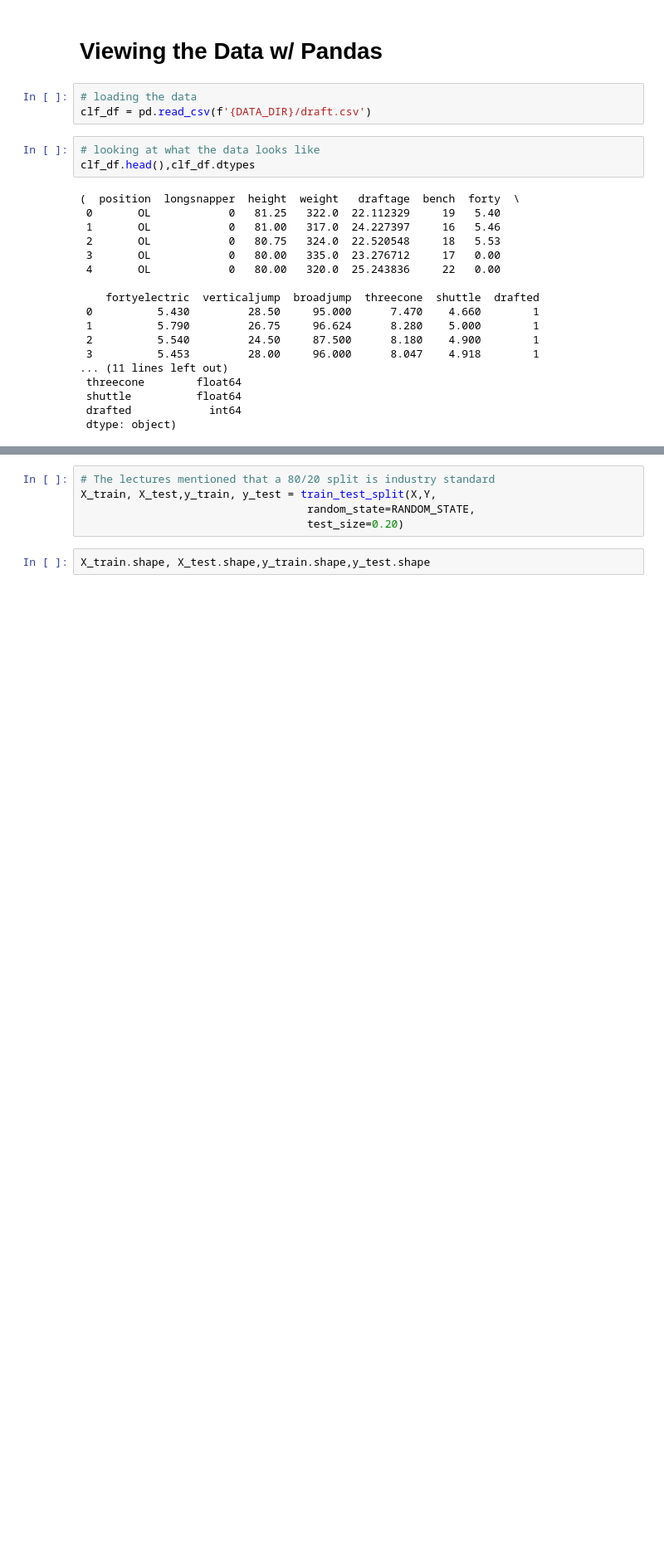
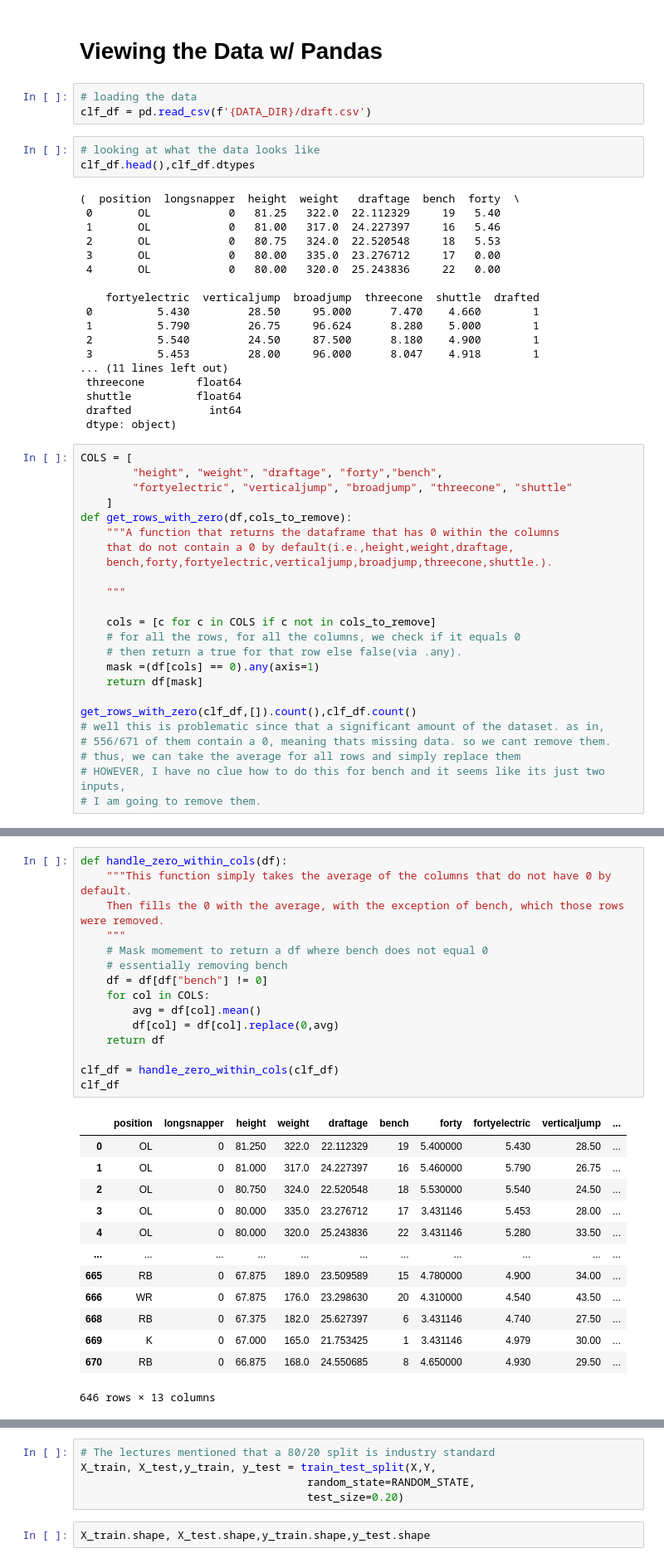
Before and after one commit to Shenukp1/Machine_Learning_Understanding, a Jupyter notebook: src/CLFModel.ipynb, the cells around one changed output, grey strips where cells are left out. Shown at 83% size. Cells and saved outputs as stored; diff of their text form; blank space fills up the shorter version.

```diff
--- a/src/CLFModel.ipynb
+++ b/src/CLFModel.ipynb
@@ -33,3 +38,27 @@ clf_df.head(),clf_df.dtypes
  shuttle          float64
  drafted            int64
  dtype: object)
+# %%
+COLS = [
+        "height", "weight", "draftage", "forty","bench",
+        "fortyelectric", "verticaljump", "broadjump", "threecone", "shuttle"
+    ]
+def get_rows_with_zero(df,cols_to_remove):
+    """A function that returns the dataframe that has 0 within the columns
+    that do not contain a 0 by default(i.e.,height,weight,draftage,
+    bench,forty,fortyelectric,verticaljump,broadjump,threecone,shuttle.).
+
+    """
+
+    cols = [c for c in COLS if c not in cols_to_remove]
+    # for all the rows, for all the columns, we check if it equals 0
+    # then return a true for that row else false(via .any).
+    mask =(df[cols] == 0).any(axis=1)
+    return df[mask]
+
+get_rows_with_zero(clf_df,[]).count(),clf_df.count()
+# well this is problematic since that a significant amount of the dataset. as in,
+# 556/671 of them contain a 0, meaning thats missing data. so we cant remove them.
+# thus, we can take the average for all rows and simply replace them
+# HOWEVER, I have no clue how to do this for bench and it seems like its just two inputs,
+# I am going to remove them.
@@ -35,0 +83,29 @@ clf_df.head(),clf_df.dtypes
+# %%
+def handle_zero_within_cols(df):
+    """This function simply takes the average of the columns that do not have 0 by default.
+    Then fills the 0 with the average, with the exception of bench, which those rows were removed.
+    """
+    # Mask momement to return a df where bench does not equal 0
+    # essentially removing bench
+    df = df[df["bench"] != 0]
+    for col in COLS:
+        avg = df[col].mean()
+        df[col] = df[col].replace(0,avg)
+    return df
+
+clf_df = handle_zero_within_cols(clf_df)
+clf_df
+# %% [output]
+|  | position | longsnapper | height | weight | draftage | bench | forty | fortyelectric | verticaljump | ... |
+| 0 | OL | 0 | 81.250 | 322.0 | 22.112329 | 19 | 5.400000 | 5.430 | 28.50 | ... |
+| 1 | OL | 0 | 81.000 | 317.0 | 24.227397 | 16 | 5.460000 | 5.790 | 26.75 | ... |
+| 2 | OL | 0 | 80.750 | 324.0 | 22.520548 | 18 | 5.530000 | 5.540 | 24.50 | ... |
+| 3 | OL | 0 | 80.000 | 335.0 | 23.276712 | 17 | 3.431146 | 5.453 | 28.00 | ... |
+| 4 | OL | 0 | 80.000 | 320.0 | 25.243836 | 22 | 3.431146 | 5.280 | 33.50 | ... |
+| ... | ... | ... | ... | ... | ... | ... | ... | ... | ... | ... |
+| 665 | RB | 0 | 67.875 | 189.0 | 23.509589 | 15 | 4.780000 | 4.900 | 34.00 | ... |
+| 666 | WR | 0 | 67.875 | 176.0 | 23.298630 | 20 | 4.310000 | 4.540 | 43.50 | ... |
+| 668 | RB | 0 | 67.375 | 182.0 | 25.627397 | 6 | 3.431146 | 4.740 | 27.50 | ... |
+| 669 | K | 0 | 67.000 | 165.0 | 21.753425 | 1 | 3.431146 | 4.979 | 30.00 | ... |
+| 670 | RB | 0 | 66.875 | 168.0 | 24.550685 | 8 | 4.650000 | 4.930 | 29.50 | ... |
+646 rows × 13 columns
```
Also changed, not shown: parts of 10 cells of this notebook.
